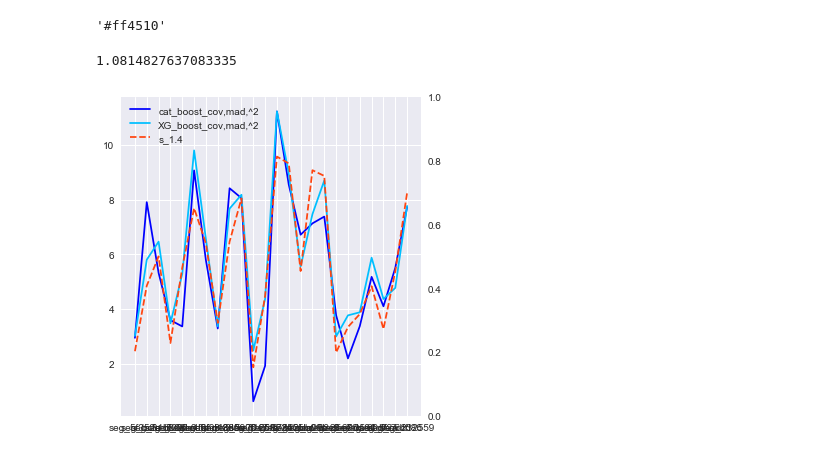
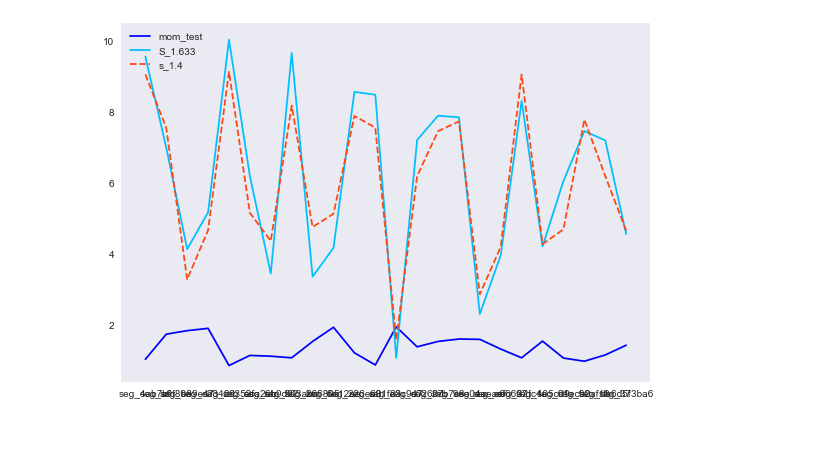
Before and after one commit to LoriHarris/kaggle_quakes, a Jupyter notebook: trials_analysis.ipynb, the cells around one changed output. Saved outputs shown, nothing was run; the diff lists cells and outputs as text; code cells hidden in the pictures.

```diff
--- a/trials_analysis.ipynb
+++ b/trials_analysis.ipynb
@@ -23,60 +24,49 @@ df.head()
 df.reset_index()
 df=df
 # %%
-df = df.sample(frac=0.009, replace=True, random_state=1223)
+df = df.sample(frac=0.009, replace=True, random_state=523)
 a = "#000080"
 b = "#00BFFF"
 c = "#32cd32"
 d = "#FF4510"
-clt.to_hex(a)
-clt.to_hex(b)
-clt.to_hex(c)
-clt.to_hex(d)
-# %% [output]
-'#ff4510'
-# %%
-mae=mean_absolute_error(df['q1_q.01_q.05'],df['s_1.4'])
-mae
-# %% [output]
-1.0814827637083335
 # %%
 bench = df['s_1.4']
-trial1 = df['cat_boost_cov,mad,^2']
+trial1 = df['mom_test']
 # trial2 = df['s_1.666']
-trial3 = df['XG_boost_cov,mad,^2']
+trial3 = df['S_1.633']
 # trial4=df['x_boost_q.01,q2_chunk100k']
 seg=df['seg_id']
-fig, ax1 = plt.subplots(figsize=(5, 5))
-
-ax2 = ax1.twinx()
+fig, ax1 = plt.subplots()
+# figsize=(5, 5)
+# ax2 = ax1.twinx()
 ax1.plot(seg, trial1, color='blue')
 # ax1.plot(seg, trial2, color=c)
 ax1.plot(seg, trial3, color=b)
 # ax1.plot(seg, trial4, color=a)
 ax1.plot(seg, bench, linestyle="--", color=d)
 
 # plt.title("Unemployment Rate vs Affordability Tiers",fontdict = {'fontsize' : 20})
 
 # ax1.set_xlabel("Year",fontdict = {'fontsize' : 14})
 # ax1.set_ylabel("Affordibility Percentage",fontdict = {'fontsize' : 14})
 # ax2.set_ylabel("Unemployment Rate",fontdict = {'fontsize' : 14})
 
 # ax1.yaxis.set_major_formatter(FuncFormatter('{0:.0%}'.format))
 # ax2.yaxis.set_major_formatter(FuncFormatter('{0:.0%}'.format))
 
 # ax1.tick_params(direction='out', length=5, axis="x", labelsize=12)
 # ax1.tick_params(axis="y", labelsize=12)
 # ax2.tick_params(axis="y", labelsize=12)
 
 plt.grid()
 handles, labels = ax1.get_legend_handles_labels()
 handles1, labels1 = ax2.get_legend_handles_labels()
 legend = plt.legend(handles + handles1, labels + labels1, loc="upper left")
 plt.tight_layout()
 
 plt.style.use("seaborn")
 
 plt.savefig('chart.png', dpi=300)
 plt.show()
 # %% [output]
-[figure, old version]
+[figure, new version]
```
Also changed, not shown: parts of 1 cell of this notebook, 9 other files.
